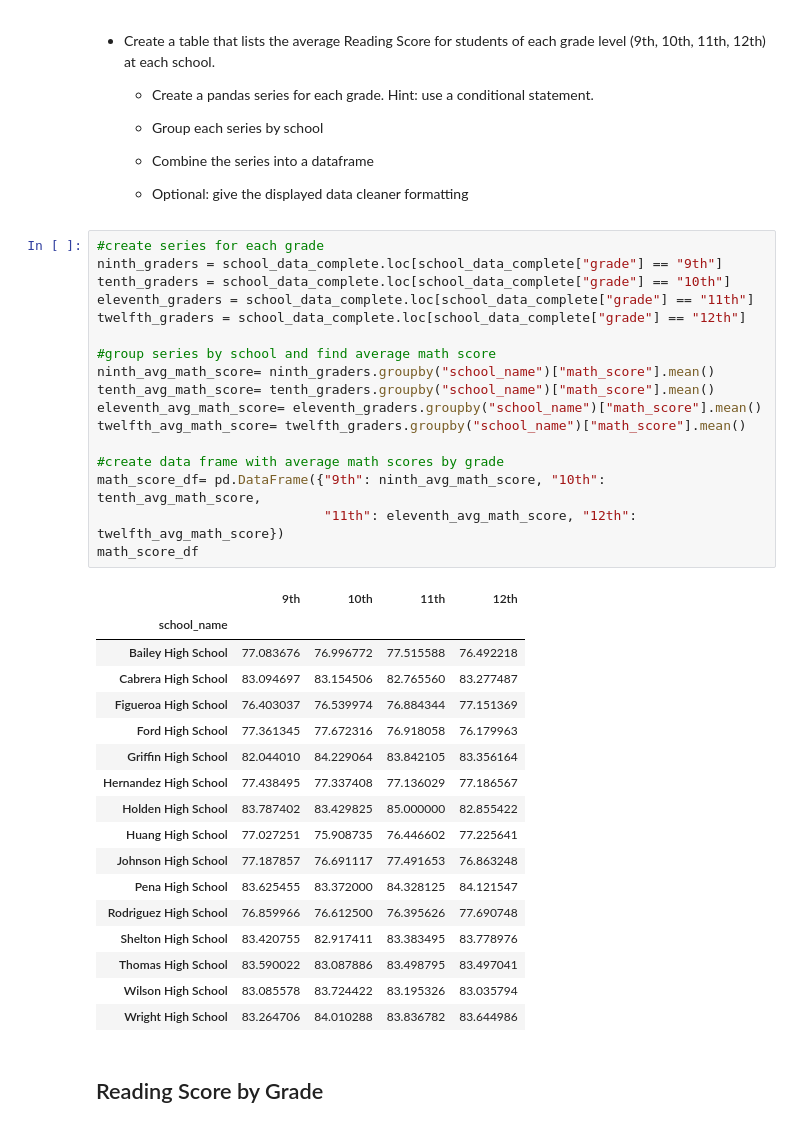
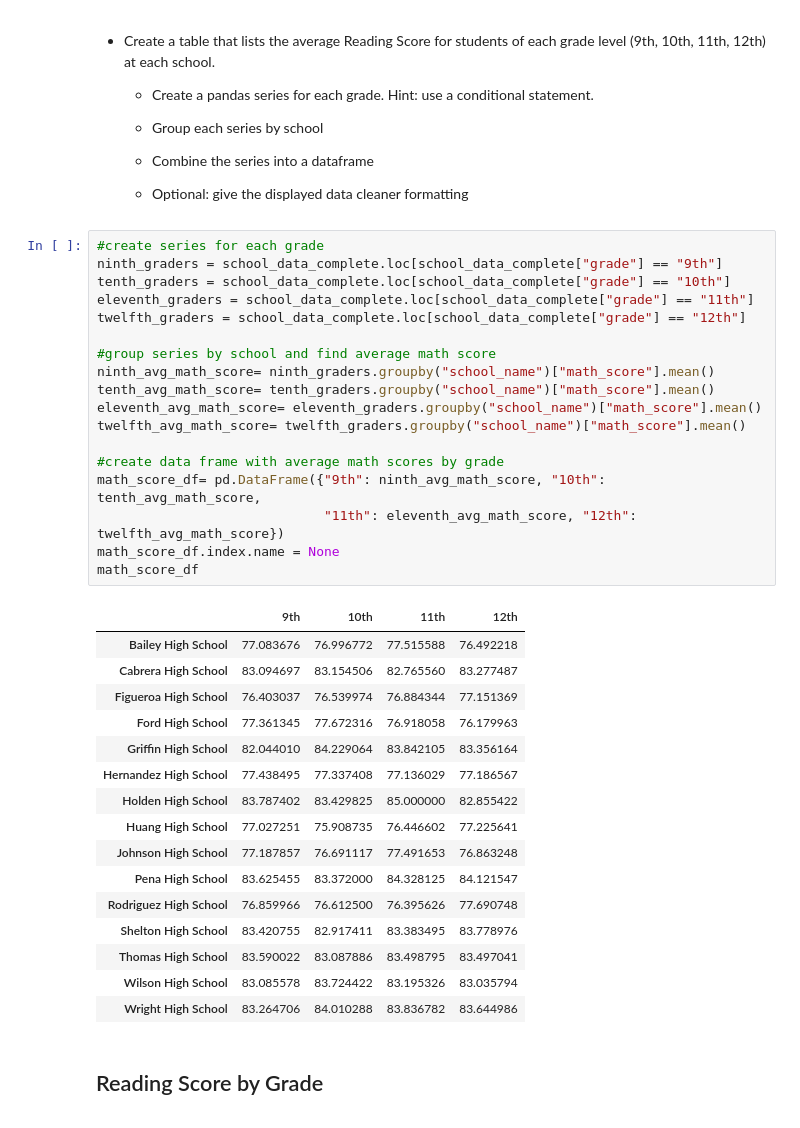
Before and after one commit to tebohl/Pandas-School-Analysis, a Jupyter notebook: PyCitySchools/PyCitySchools.ipynb, the cells around one changed output. Cells and saved outputs as stored; diff of their text form.

```diff
--- a/PyCitySchools/PyCitySchools.ipynb
+++ b/PyCitySchools/PyCitySchools.ipynb
@@ -193,23 +195,23 @@ bot_schools_df.head()
 # %%
 #create series for each grade
 ninth_graders = school_data_complete.loc[school_data_complete["grade"] == "9th"]
 tenth_graders = school_data_complete.loc[school_data_complete["grade"] == "10th"]
 eleventh_graders = school_data_complete.loc[school_data_complete["grade"] == "11th"]
 twelfth_graders = school_data_complete.loc[school_data_complete["grade"] == "12th"]
 
 #group series by school and find average math score
 ninth_avg_math_score= ninth_graders.groupby("school_name")["math_score"].mean()
 tenth_avg_math_score= tenth_graders.groupby("school_name")["math_score"].mean()
 eleventh_avg_math_score= eleventh_graders.groupby("school_name")["math_score"].mean()
 twelfth_avg_math_score= twelfth_graders.groupby("school_name")["math_score"].mean()
 
 #create data frame with average math scores by grade
 math_score_df= pd.DataFrame({"9th": ninth_avg_math_score, "10th": tenth_avg_math_score,
                              "11th": eleventh_avg_math_score, "12th": twelfth_avg_math_score})
+math_score_df.index.name = None
 math_score_df
 # %% [output]
 |  | 9th | 10th | 11th | 12th |
-| school_name |  |  |  |  |
 | Bailey High School | 77.083676 | 76.996772 | 77.515588 | 76.492218 |
 | Cabrera High School | 83.094697 | 83.154506 | 82.765560 | 83.277487 |
 | Figueroa High School | 76.403037 | 76.539974 | 76.884344 | 77.151369 |
```
Also changed, not shown: parts of 6 cells of this notebook.
